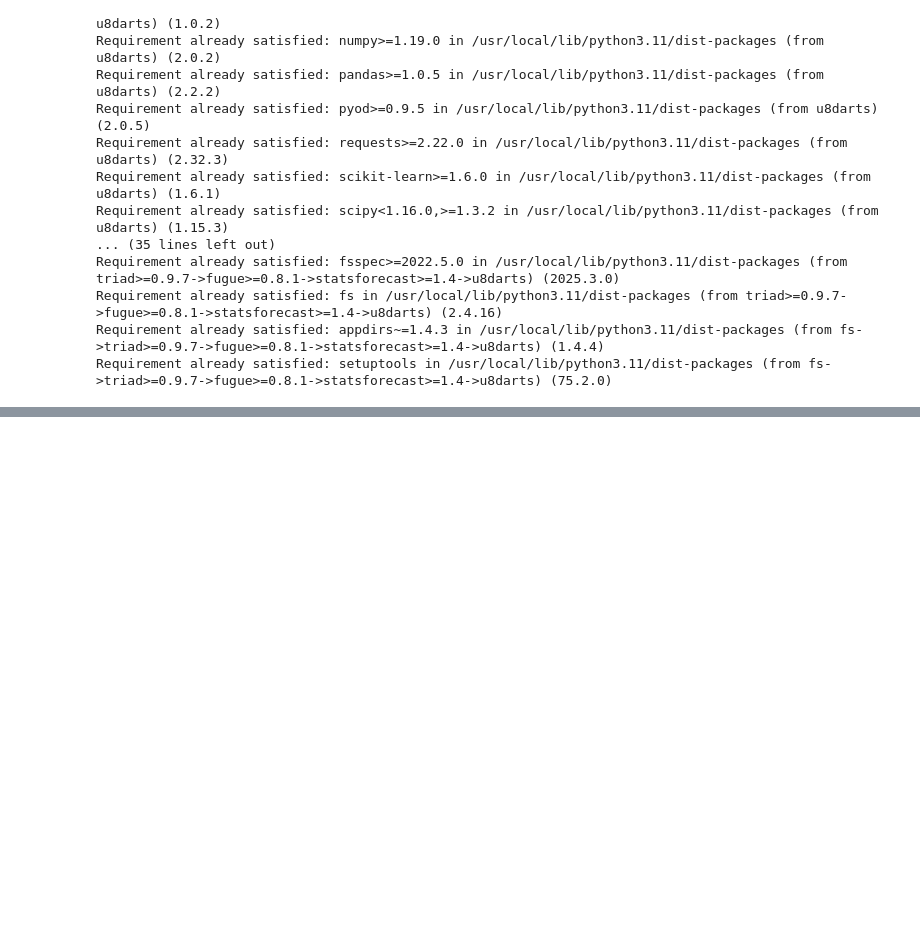
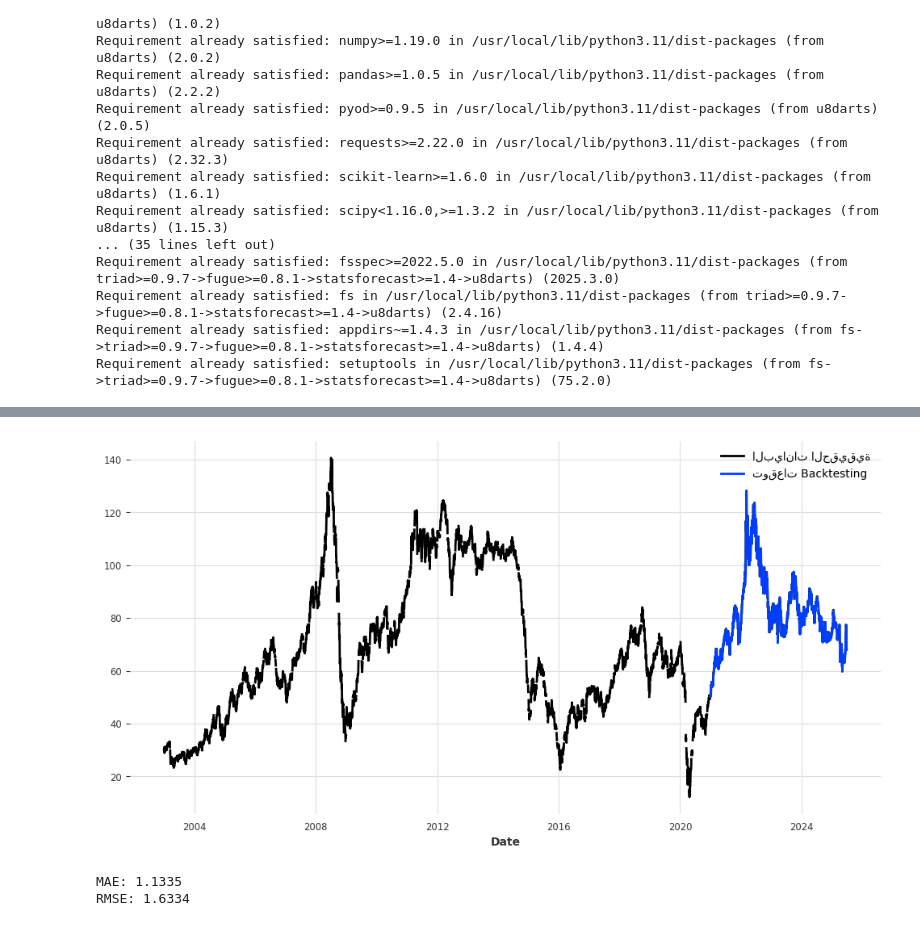
Before and after one commit to AliSalman25/first-Jupyter-Notebook-for-the-experiments, a Jupyter notebook: first_experiment.ipynb, the cells around one changed output, grey strips where cells are left out. Saved outputs shown, nothing was run; the diff lists cells and outputs as text; code cells hidden in the pictures; blank space fills up the shorter version.

```diff
--- a/first_experiment.ipynb
+++ b/first_experiment.ipynb
@@ -1239,0 +1264,58 @@ Requirement already satisfied: setuptools in /usr/local/lib/python3.11/dist-pack
+# %%
+import pandas as pd
+import matplotlib.pyplot as plt
+from darts import TimeSeries
+from darts.models import AutoARIMA
+from darts.metrics import mae, rmse
+
+# تحميل البيانات
+df = pd.read_csv("/content/drive/MyDrive/Colab Notebooks/FirstPaperColabWork/Dataset.csv")
+df['Date'] = pd.to_datetime(df['Date'])
+df = df.sort_values('Date')
+
+# ملء القيم المفقودة بطريقة التقدير الأمامي (forward fill)
+df['Price'] = df['Price'].ffill()
+
+# تحويل إلى TimeSeries مع ملء التواريخ المفقودة
+series = TimeSeries.from_dataframe(
+    df,
+    time_col='Date',
+    value_cols='Price',
+    fill_missing_dates=True,
+    freq='D'
+)
+
+# إنشاء نموذج AutoARIMA (بدون suppress_warnings)
+model = AutoARIMA(
+    start_p=0,
+    start_q=0,
+    max_p=5,
+    max_q=5,
+    seasonal=False
+)
+
+# Backtesting
+backtest_forecast = model.historical_forecasts(
+    series,
+    start=0.8,
+    forecast_horizon=1,
+    stride=1,
+    retrain=True,
+    verbose=True
+)
+
+
+# عرض النتائج
+plt.figure(figsize=(12, 6))
+series.plot(label="البيانات الحقيقية")
+backtest_forecast.plot(label="توقعات Backtesting")
+plt.legend()
+plt.show()
+
+# حساب مقاييس الأداء
+print(f"MAE: {mae(series.drop_before(backtest_forecast.start_time()), backtest_forecast):.4f}")
+print(f"RMSE: {rmse(series.drop_before(backtest_forecast.start_time()), backtest_forecast):.4f}")
+# %% [output]
+[figure, added]
+MAE: 1.1335
+RMSE: 1.6334
```
Also changed, not shown: parts of 1 cell of this notebook.
